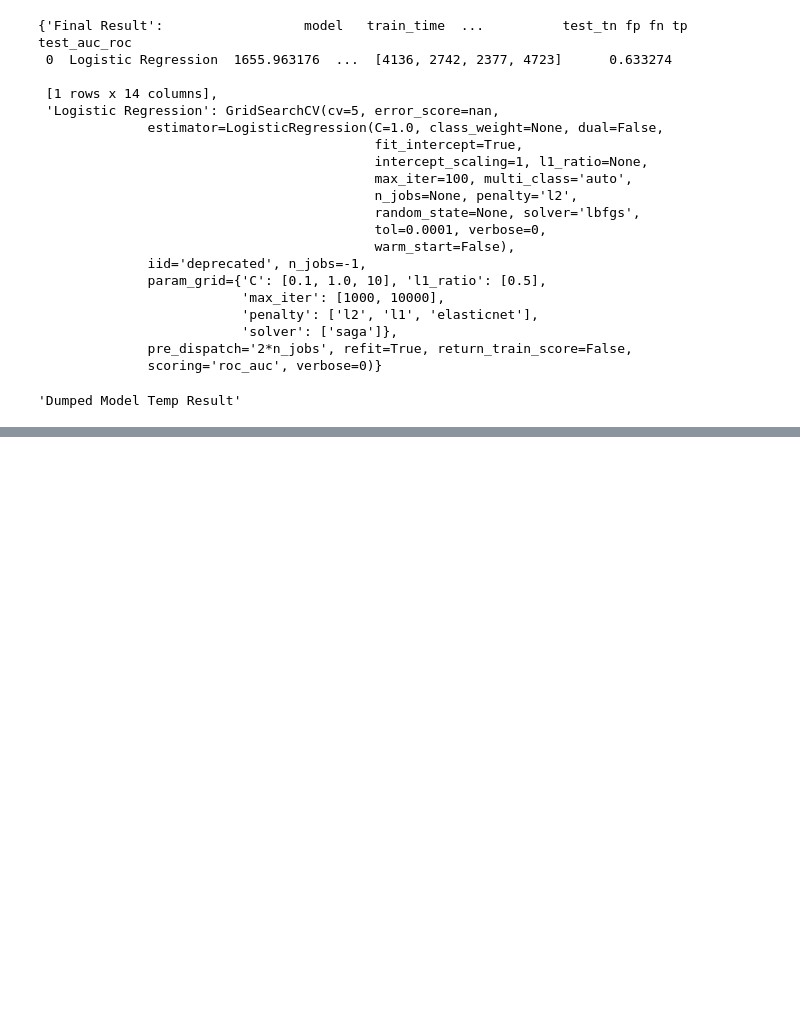
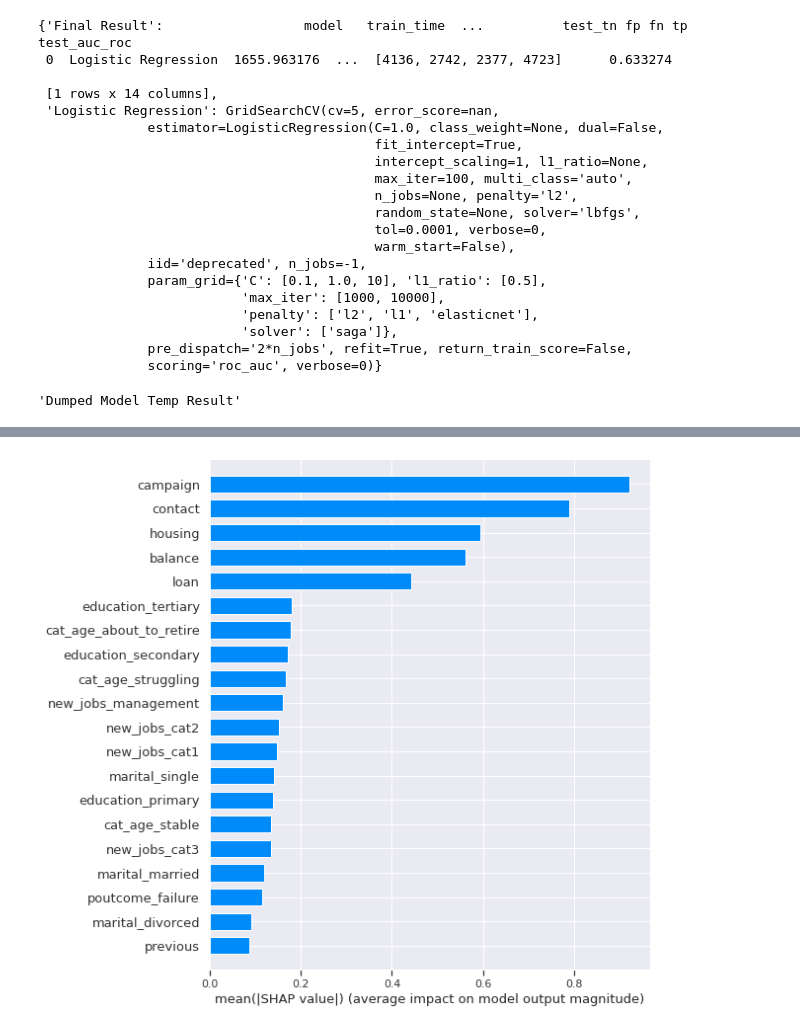
Before and after one commit to martydom/Bank-Marketing-Effectiveness-Prediction, a Jupyter notebook: Devashish_Bose_Team_1_Bank_Marketing_Effectiveness_Prediction_Capstone_Project_3.ipynb, the cells around one changed output, grey strips where cells are left out. Cells and saved outputs as stored; diff of their text form; code cells hidden in the pictures; blank space fills up the shorter version.

```diff
--- a/Devashish_Bose_Team_1_Bank_Marketing_Effectiveness_Prediction_Capstone_Project_3.ipynb
+++ b/Devashish_Bose_Team_1_Bank_Marketing_Effectiveness_Prediction_Capstone_Project_3.ipynb
@@ -577,0 +617,4 @@ sm.load('Temp Result')
+# %%
+shap.summary_plot(shap_values, features=X, feature_names=list(final_df.drop(['y'],axis=1).columns), plot_type='bar')
+# %% [output]
+[figure, added]
```
Also changed, not shown: parts of 16 cells of this notebook.
